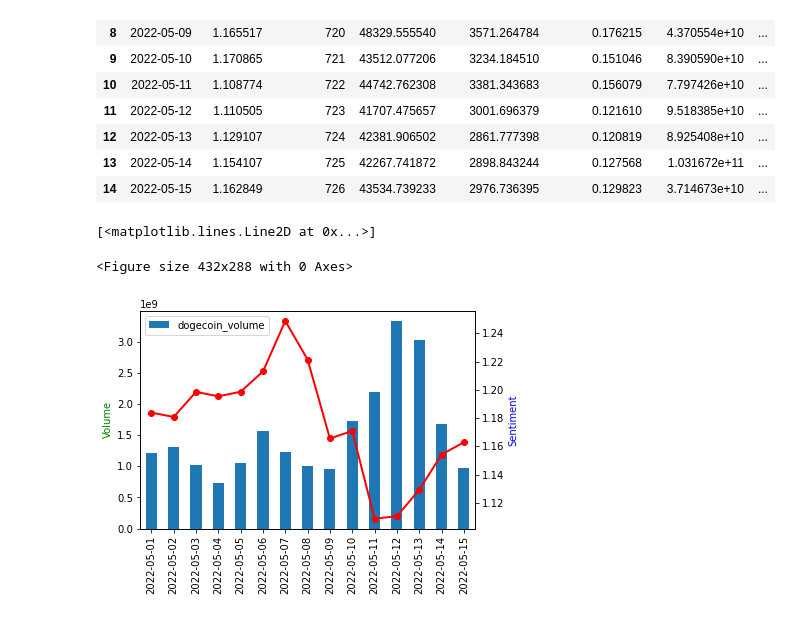
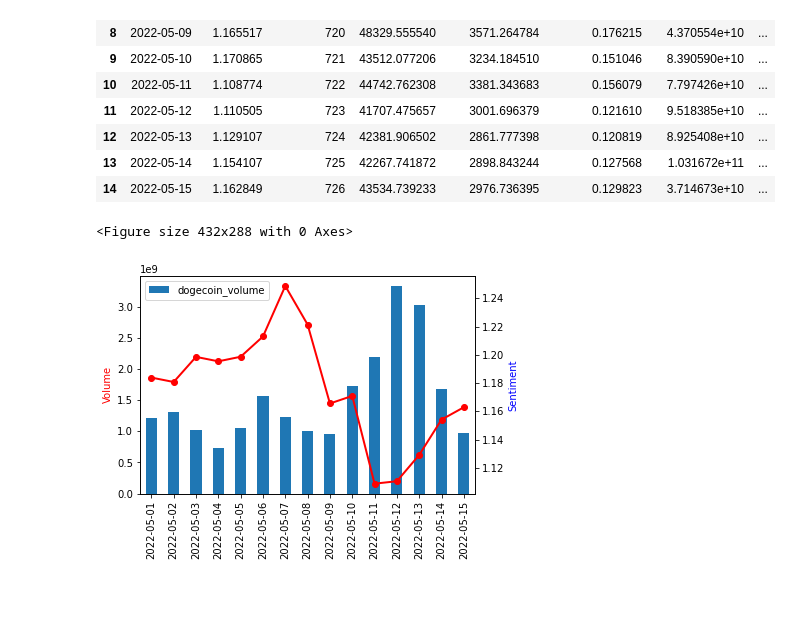
Before and after one commit to Ashlynbh/Crypto_Sentiment_Project, a Jupyter notebook: Doge_ML.ipynb, the cells around one changed output. Cells and saved outputs as stored; diff of their text form; code cells hidden in the pictures.

```diff
--- a/Doge_ML.ipynb
+++ b/Doge_ML.ipynb
@@ -646,16 +648,16 @@ doge
 # %%
 import matplotlib.pyplot as plt
 fig = plt.figure()
 ax = doge[['dogecoin_volume']].plot(kind='bar', use_index=True)
 ax2 = ax.twinx()
 # ax.set_yticklabels(btc['bitcoin_volume'])
-ax.set_ylabel('Volume', color='g')
+ax.set_ylabel('Volume', color='r')
 ax2.set_ylabel('Sentiment', color='b')
 
 
 ax.set_xticklabels(doge['date'], rotation=90)
 ax2.plot(doge[['sentiment']].values, linestyle='-', marker='o', linewidth=2.0, color="red")
+plt.savefig("images/dogevolume.png", bbox_inches='tight')
 # %% [output]
-[<matplotlib.lines.Line2D at 0x...>]
+<Figure size 432x288 with 0 Axes>
-<Figure size 432x288 with 0 Axes>
-[figure, old version]
+[figure, new version]
```
Also changed, not shown: parts of 3 cells of this notebook, 5 other files.
